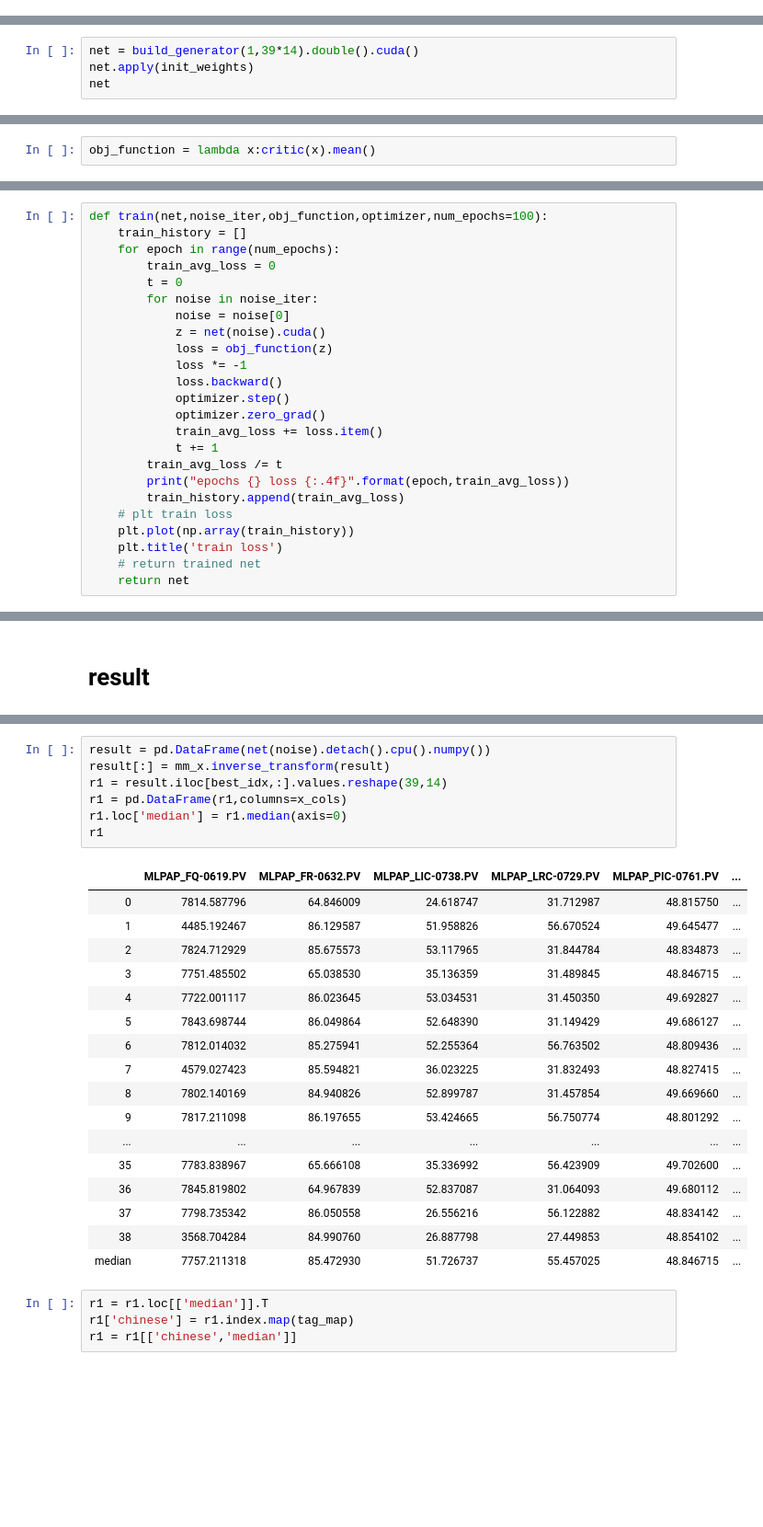
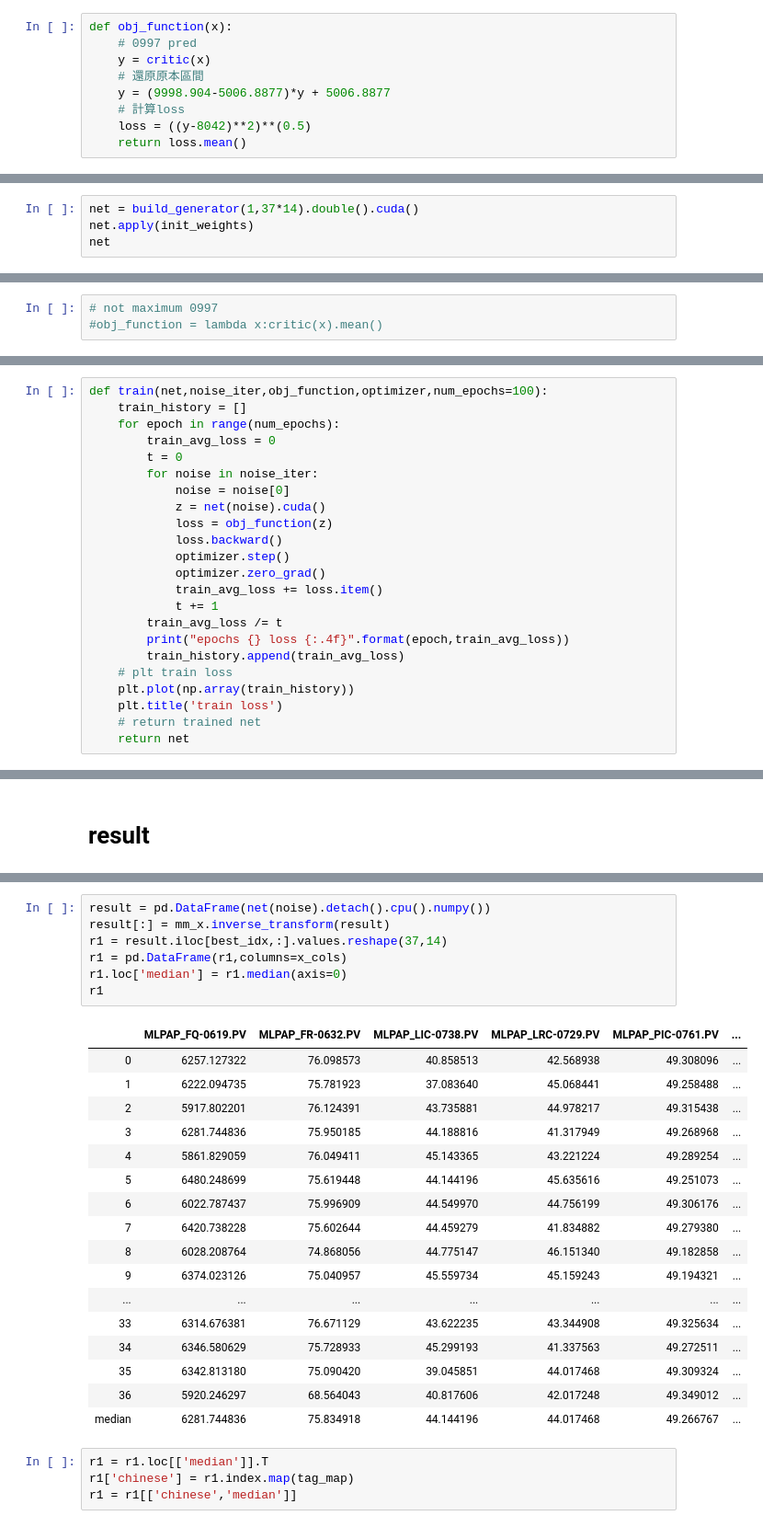
Before and after one commit to skywalker0803r/pa_0331, a Jupyter notebook: control_generator.ipynb, the cells around one changed output, grey strips where cells are left out. Shown: that part at 92% size. Saved outputs shown, nothing was run; the diff lists cells and outputs as text; blank space fills up the shorter version.

```diff
--- a/control_generator.ipynb
+++ b/control_generator.ipynb
@@ -81,0 +88,9 @@ array([[9089.05167071]])
+# %%
+def obj_function(x):
+    # 0997 pred
+    y = critic(x)
+    # 還原原本區間
+    y = (9998.904-5006.8877)*y + 5006.8877
+    # 計算loss
+    loss = ((y-8042)**2)**(0.5)
+    return loss.mean()
@@ -97,7 +117,7 @@ def init_weights(m):
   if hasattr(m,'bias'):
     m.bias.data.fill_(0)
 # %%
-net = build_generator(1,39*14).double().cuda()
+net = build_generator(1,37*14).double().cuda()
 net.apply(init_weights)
 net
 # %% [output]
@@ -119,7 +139,8 @@ noise_iter
 # %% [markdown]
 # obj function
 # %%
-obj_function = lambda x:critic(x).mean()
+# not maximum 0997
+#obj_function = lambda x:critic(x).mean()
 # %% [markdown]
 # optimizer
 # %%
@@ -136,7 +157,6 @@ def train(net,noise_iter,obj_function,optimizer,num_epochs=100):
             noise = noise[0]
             z = net(noise).cuda()
             loss = obj_function(z)
-            loss *= -1
             loss.backward()
             optimizer.step()
             optimizer.zero_grad()
@@ -201,28 +221,28 @@ output.loc[[best_idx]]
 # %%
 result = pd.DataFrame(net(noise).detach().cpu().numpy())
 result[:] = mm_x.inverse_transform(result)
-r1 = result.iloc[best_idx,:].values.reshape(39,14)
+r1 = result.iloc[best_idx,:].values.reshape(37,14)
 r1 = pd.DataFrame(r1,columns=x_cols)
 r1.loc['median'] = r1.median(axis=0)
 r1
 # %% [output]
 |  | MLPAP_FQ-0619.PV | MLPAP_FR-0632.PV | MLPAP_LIC-0738.PV | MLPAP_LRC-0729.PV | MLPAP_PIC-0761.PV | ... |
-| 0 | 7814.587796 | 64.846009 | 24.618747 | 31.712987 | 48.815750 | ... |
-| 1 | 4485.192467 | 86.129587 | 51.958826 | 56.670524 | 49.645477 | ... |
-| 2 | 7824.712929 | 85.675573 | 53.117965 | 31.844784 | 48.834873 | ... |
-| 3 | 7751.485502 | 65.038530 | 35.136359 | 31.489845 | 48.846715 | ... |
-| 4 | 7722.001117 | 86.023645 | 53.034531 | 31.450350 | 49.692827 | ... |
-| 5 | 7843.698744 | 86.049864 | 52.648390 | 31.149429 | 49.686127 | ... |
-| 6 | 7812.014032 | 85.275941 | 52.255364 | 56.763502 | 48.809436 | ... |
-| 7 | 4579.027423 | 85.594821 | 36.023225 | 31.832493 | 48.827415 | ... |
-| 8 | 7802.140169 | 84.940826 | 52.899787 | 31.457854 | 49.669660 | ... |
-| 9 | 7817.211098 | 86.197655 | 53.424665 | 56.750774 | 48.801292 | ... |
+| 0 | 6257.127322 | 76.098573 | 40.858513 | 42.568938 | 49.308096 | ... |
+| 1 | 6222.094735 | 75.781923 | 37.083640 | 45.068441 | 49.258488 | ... |
+| 2 | 5917.802201 | 76.124391 | 43.735881 | 44.978217 | 49.315438 | ... |
+| 3 | 6281.744836 | 75.950185 | 44.188816 | 41.317949 | 49.268968 | ... |
+| 4 | 5861.829059 | 76.049411 | 45.143365 | 43.221224 | 49.289254 | ... |
+| 5 | 6480.248699 | 75.619448 | 44.144196 | 45.635616 | 49.251073 | ... |
+| 6 | 6022.787437 | 75.996909 | 44.549970 | 44.756199 | 49.306176 | ... |
+| 7 | 6420.738228 | 75.602644 | 44.459279 | 41.834882 | 49.279380 | ... |
+| 8 | 6028.208764 | 74.868056 | 44.775147 | 46.151340 | 49.182858 | ... |
+| 9 | 6374.023126 | 75.040957 | 45.559734 | 45.159243 | 49.194321 | ... |
 | ... | ... | ... | ... | ... | ... | ... |
-| 35 | 7783.838967 | 65.666108 | 35.336992 | 56.423909 | 49.702600 | ... |
-| 36 | 7845.819802 | 64.967839 | 52.837087 | 31.064093 | 49.680112 | ... |
-| 37 | 7798.735342 | 86.050558 | 26.556216 | 56.122882 | 48.834142 | ... |
-| 38 | 3568.704284 | 84.990760 | 26.887798 | 27.449853 | 48.854102 | ... |
-| median | 7757.211318 | 85.472930 | 51.726737 | 55.457025 | 48.846715 | ... |
+| 33 | 6314.676381 | 76.671129 | 43.622235 | 43.344908 | 49.325634 | ... |
+| 34 | 6346.580629 | 75.728933 | 45.299193 | 41.337563 | 49.272511 | ... |
+| 35 | 6342.813180 | 75.090420 | 39.045851 | 44.017468 | 49.309324 | ... |
+| 36 | 5920.246297 | 68.564043 | 40.817606 | 42.017248 | 49.349012 | ... |
+| median | 6281.744836 | 75.834918 | 44.144196 | 44.017468 | 49.266767 | ... |
 # %%
 r1 = r1.loc[['median']].T
 r1['chinese'] = r1.index.map(tag_map)
```
Also changed, not shown: parts of 11 cells of this notebook.
